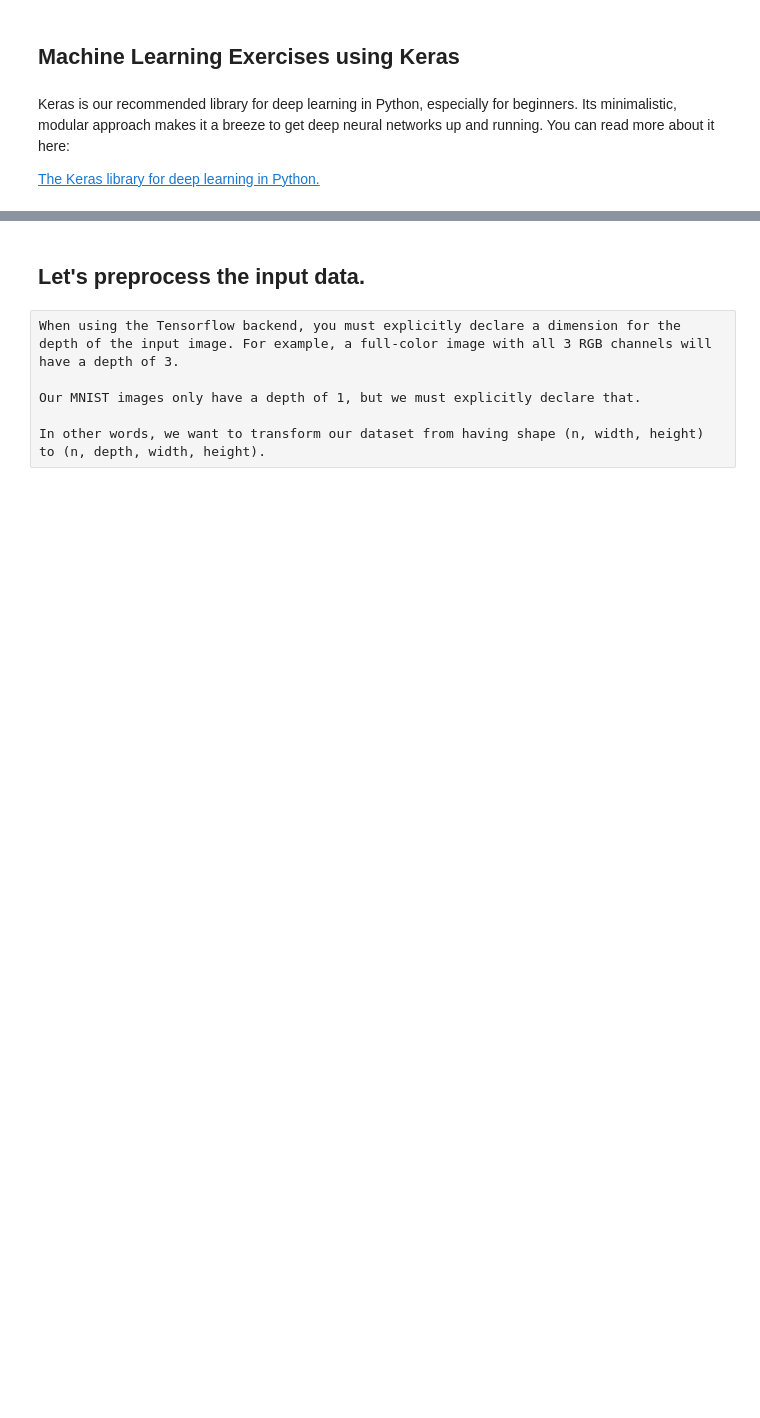
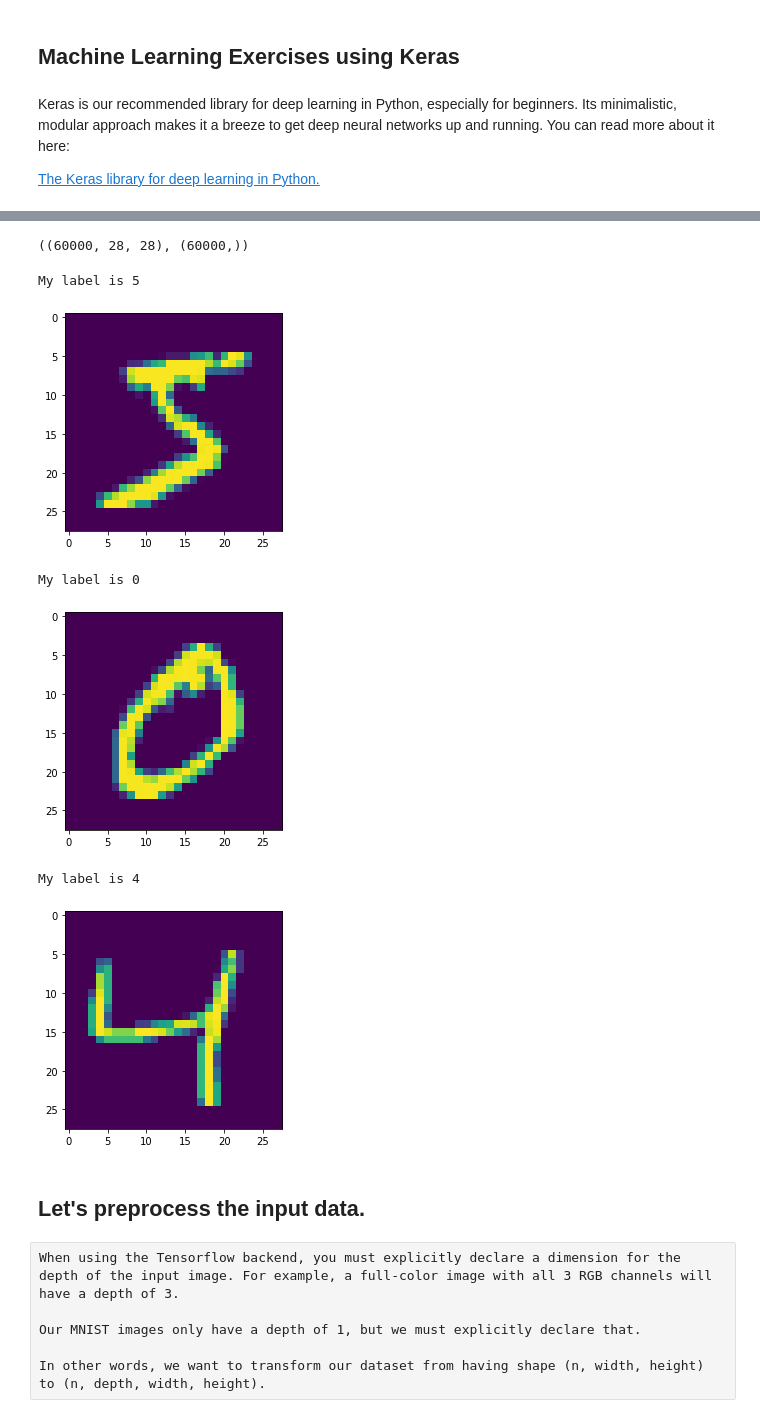
Before and after one commit to landmann/data_science_exercises, a Jupyter notebook: class_10/Keras Tutorials - Machine Vision.ipynb, the cells around one changed output, grey strips where cells are left out. Saved outputs shown, nothing was run; the diff lists cells and outputs as text; code cells hidden in the pictures; blank space fills up the shorter version.

```diff
--- a/class_10/Keras Tutorials - Machine Vision.ipynb
+++ b/class_10/Keras Tutorials - Machine Vision.ipynb
@@ -47,10 +19,24 @@ from keras.datasets import mnist
 (x_train, y_train), (x_test, y_test) = mnist.load_data()
 # %%
 # Let's see the shapes of our input.
+x_train.shape, y_train.shape
+# %% [output]
+((60000, 28, 28), (60000,))
 # %%
 from matplotlib import pyplot as plt
 ## Use the function plt.imshow to show the first three images in X_train.
 ## After the image is loaded onto plt.imshow, you'll have to actually render it with plt.show().
+for i in range(3):
+    plt.imshow(x_train[i])
+    print("My label is", y_train[i])
+    plt.show()
+# %% [output]
+My label is 5
+[figure, added]
+My label is 0
+[figure, added]
+My label is 4
+[figure, added]
 # %% [markdown]
 ## Let's preprocess the input data.
 # %% [raw]
```
Also changed, not shown: parts of 15 cells of this notebook, 10 other files.
